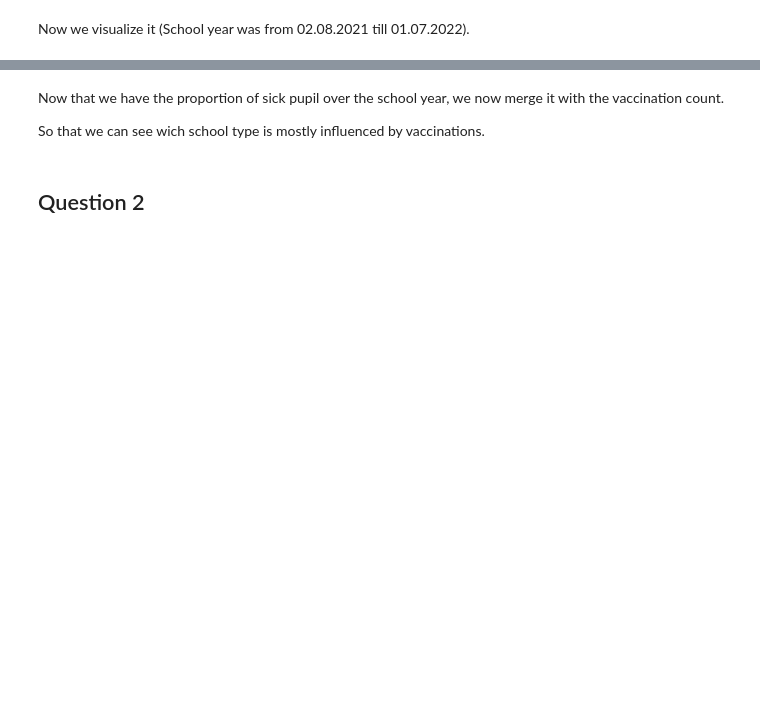
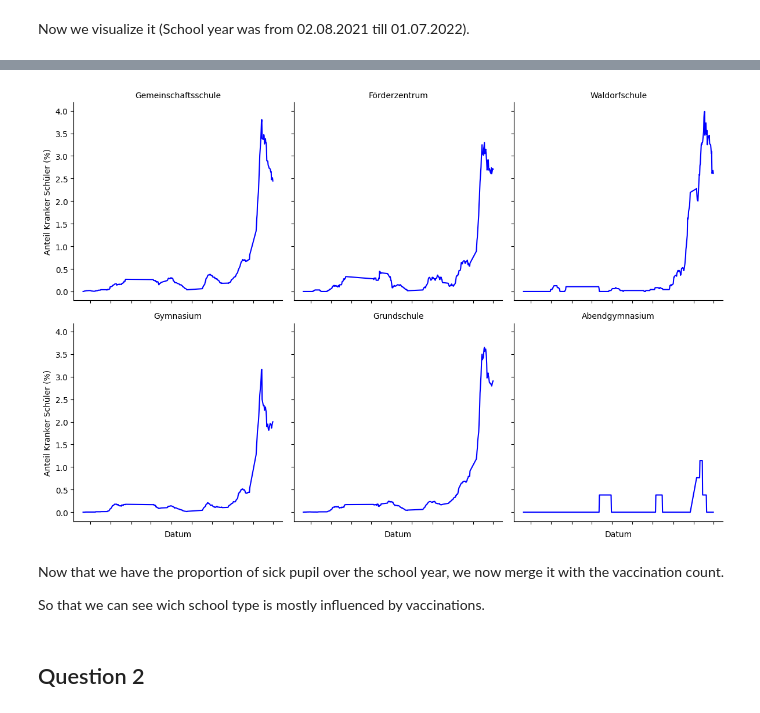
Before and after one commit to JanBaumgart/Jan_MADE, a Jupyter notebook: project/data_exploration.ipynb, the cells around one changed output, grey strips where cells are left out. Drawn from its saved outputs; the diff is of its cells as text; code cells hidden in the pictures; blank space fills up the shorter version.

```diff
--- a/project/data_exploration.ipynb
+++ b/project/data_exploration.ipynb
@@ -219,3 +209,15 @@ merged_df.head(30)
+# %%
+# Erstellung des Zeitstrahls für jeden Schultypen
+g = seab.FacetGrid(merged_df, col='Schulart', col_wrap=3, height=4)
+g.map_dataframe(seab.lineplot, x='Datum', y='Kranke Schüler (%)', color='blue')
+g.set_axis_labels('Datum', 'Anteil Kranker Schüler (%)')
+g.set_titles(col_template="{col_name}")
+g.set_xticklabels(rotation=45)
+
+plt.tight_layout()
+plt.show()
+# %% [output]
+[figure, added]
 # %% [markdown]
 Now that we have the proportion of sick pupil over the school year, we now merge it with the vaccination count.
 
```
Also changed, not shown: parts of 4 cells of this notebook.
